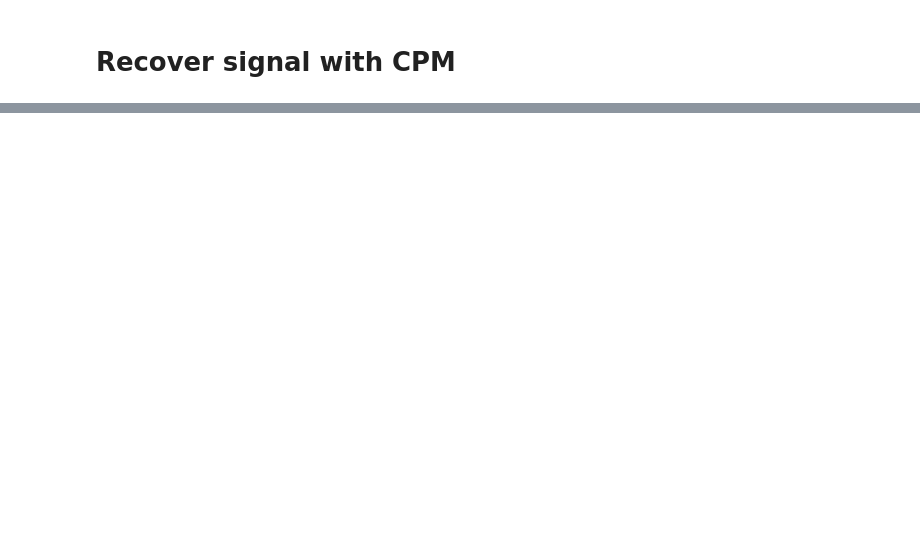
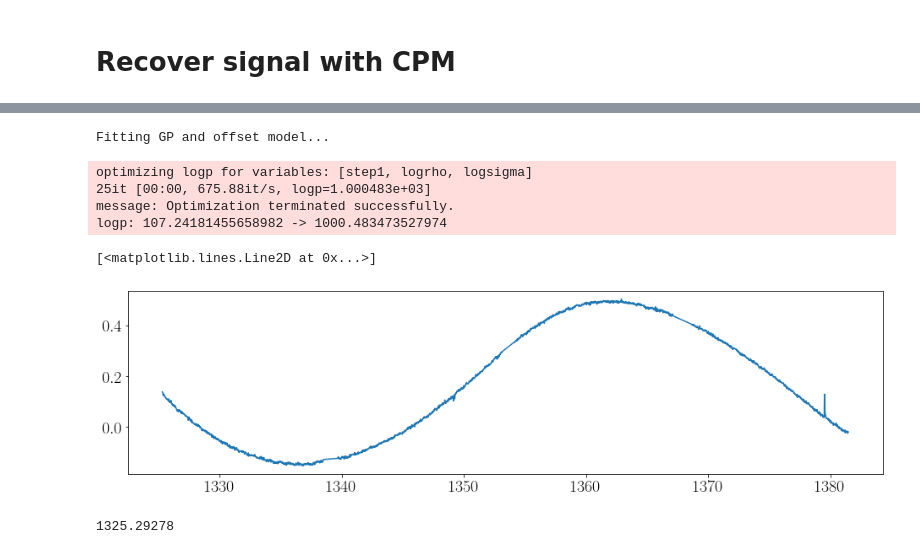
Before and after one commit to RuthAngus/TESS-rotation, a Jupyter notebook: code/notebooks/Injection_tests.ipynb, the cells around one changed output, grey strips where cells are left out. Cells and saved outputs as stored; diff of their text form; code cells hidden in the pictures; blank space fills up the shorter version.

```diff
--- a/code/notebooks/Injection_tests.ipynb
+++ b/code/notebooks/Injection_tests.ipynb
@@ -399,0 +353,25 @@ Summing over 1 x 2 pixel lightcurves
+# %%
+time_stitched, flux_stitched, flux_err_stitched = stitch_light_curve(time, flux)
+# %% [output]
+Fitting GP and offset model...
+optimizing logp for variables: [step1, logrho, logsigma]
+25it [00:00, 675.88it/s, logp=1.000483e+03]
+message: Optimization terminated successfully.
+logp: 107.24181455658982 -> 1000.483473527974
+# %%
+plt.figure(figsize=(16, 4))
+plt.plot(time_stitched, flux_stitched)
+# %% [output]
+[<matplotlib.lines.Line2D at 0x...>]
+[figure, added]
+# %%
+sector_times = pd.read_csv("sector_times.csv")
+sectors, star = get_sectors(ticid, 1)
+gap_times = []
+for sector in sectors[:2]:
+    st = sector_times.event.values == "start"
+    m = sector == sector_times.sector.values[st]
+    gap_times.append(float(sector_times.TJD.values[st][m]))
+gap_times.pop(0)
+# %% [output]
+1325.29278
```
Also changed, not shown: parts of 19 cells of this notebook.
